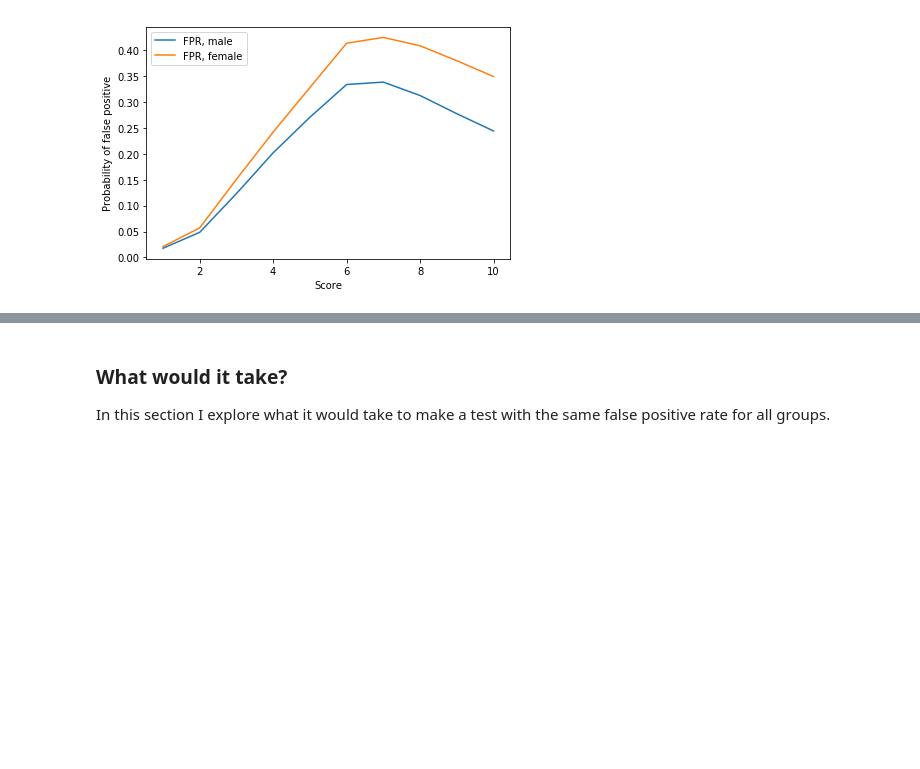
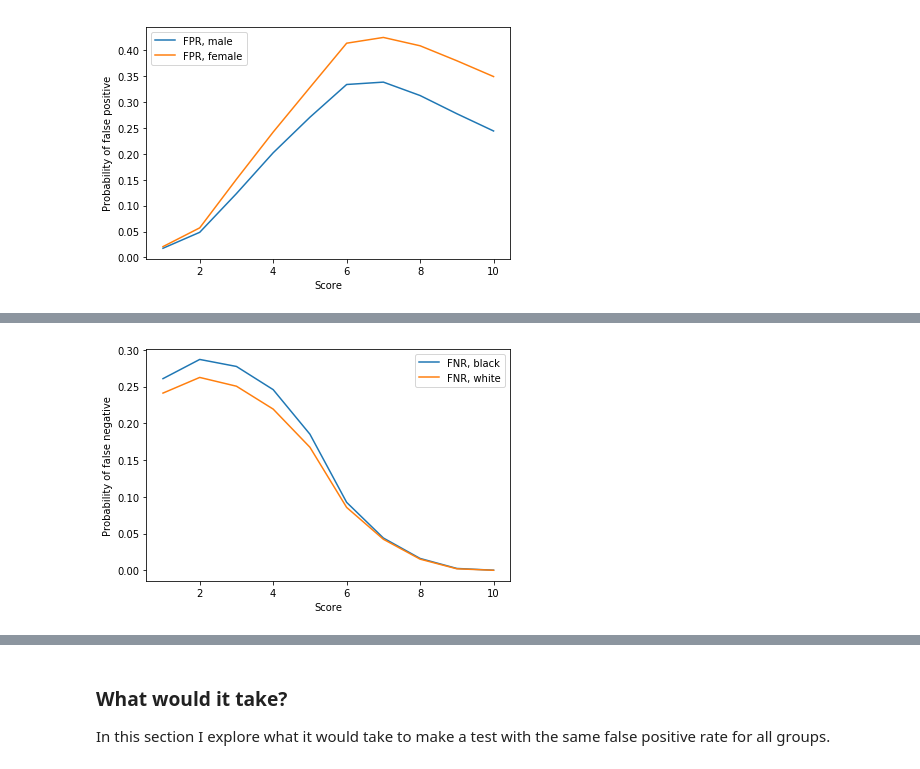
Before and after one commit to AllenDowney/ProbablyOverthinkingIt2, a Jupyter notebook: fair_test.ipynb, the cells around one changed output, grey strips where cells are left out. Cells and saved outputs as stored; diff of their text form; code cells hidden in the pictures; blank space fills up the shorter version.

```diff
--- a/fair_test.ipynb
+++ b/fair_test.ipynb
@@ -1136,10 +1138,26 @@ Groups with higher prevalence have lower NPV.  In this case, the effect is almos
 from scipy.interpolate import interp1d
 
 def crossing(series, value, **options):
+    """Find where a function crosses a value.
+
+    series: Series
+    value: number
+    options: passed to interp1d (default is linear interp)
+
+    returns: number
+    """
     interp = interp1d(series.values, series.index, **options)
     return interp(value)
 
 def interpolate(series, value, **options):
+    """Evaluate a function at a value.
+
+    series: Series
+    value: number
+    options: passed to interp1d (default is linear interp)
+
+    returns: number
+    """
     interp = interp1d(series.index, series.values, **options)
     return interp(value)
 # %%
@@ -1399,0 +1643,16 @@ cp.ifpr.mean(), black.ifpr.mean(), white.ifpr.mean()
+# %%
+thresh = 4.5
+std_dev = 2
+
+cal_black = calibration_curve(black)
+s = make_ifnr_series(cal_black, thresh, std_dev)
+s.plot(label='FNR, black')
+
+cal_white = calibration_curve(white)
+s = make_ifnr_series(cal_white, thresh, std_dev)
+s.plot(label='FNR, white')
+
+decorate(xlabel='Score',
+         ylabel='Probability of false negative')
+# %% [output]
+[figure, added]
```
Also changed, not shown: parts of 49 cells of this notebook.
